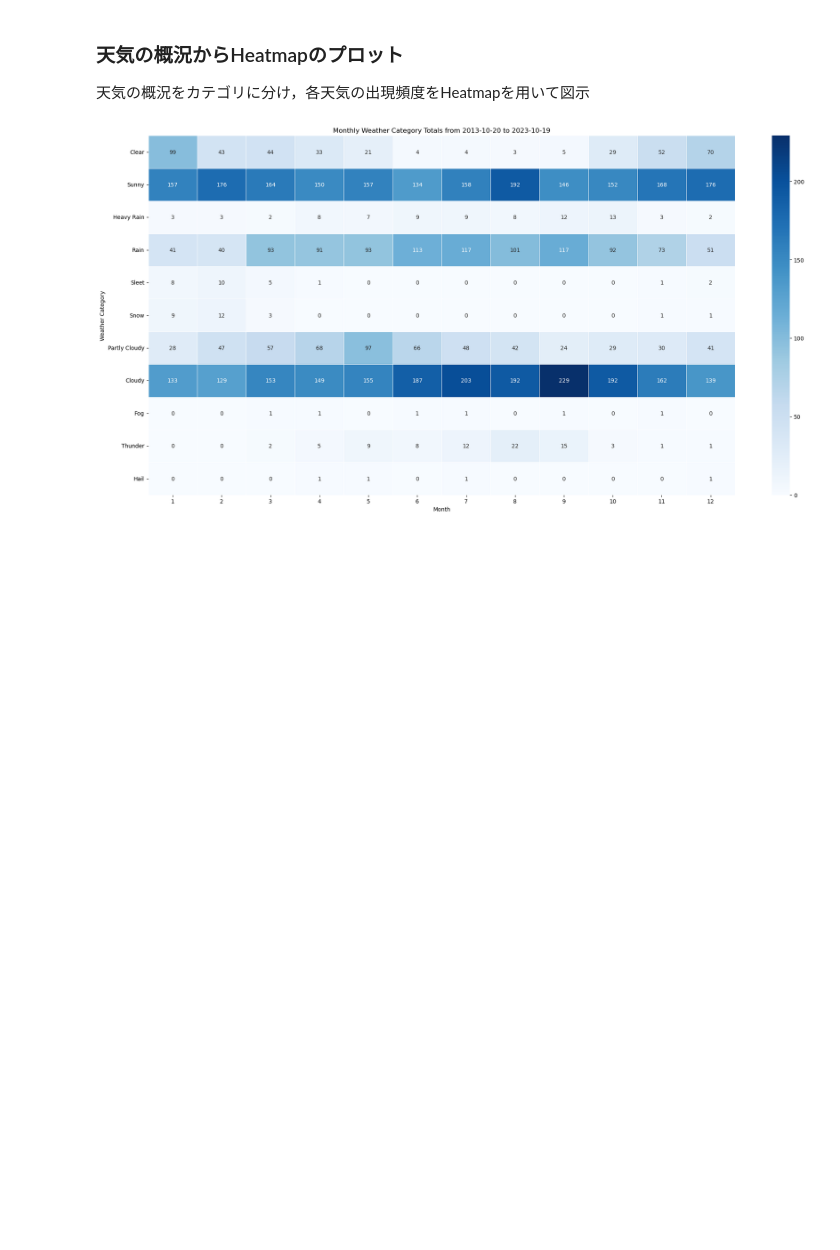
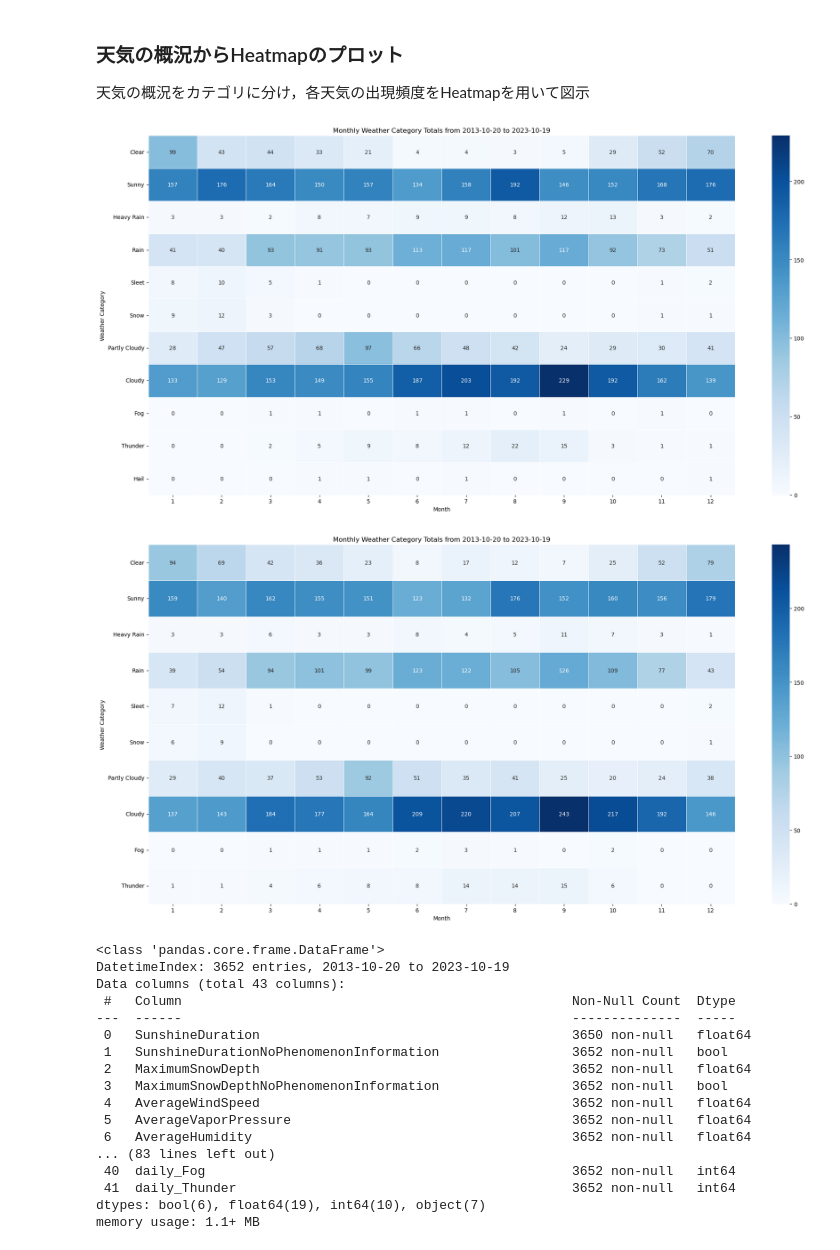
Before and after one commit to tus-os-2023/Data_Analysis, a Jupyter notebook: notebooks/analysis_exp_nashirin.ipynb, the cells around one changed output. Cells and saved outputs as stored; diff of their text form; code cells hidden in the pictures; blank space fills up the shorter version.

```diff
--- a/notebooks/analysis_exp_nashirin.ipynb
+++ b/notebooks/analysis_exp_nashirin.ipynb
@@ -160,6 +160,19 @@ def heatmap_weather_category(data, categories_name, aggregate_monthly=True):
 
     # 辞書に存在するカテゴリーだけを含むように、月次合計をフィルタリングする
     monthly_totals = monthly_totals[filtered_dict.keys()]
+    # weather_matrix から特徴量を生成する
+    weather_features = weather_matrix.resample('D').sum()
+    common_keys = weather_features.columns.intersection(weather_dict.keys())
+    # 必要なカテゴリーのみを含むように weather_features の列をフィルタリングする
+    weather_features = weather_features[common_keys]
+    # 新しい特徴量の列名を定義する
+    new_column_names = {num: f'daily_{weather_dict[num]}' for num in common_keys}
+    # 列名を新しい名前に更新する
+    weather_features.rename(columns=new_column_names, inplace=True)
+    # 元のデータフレームに新しい特徴量を結合する
+    data_with_features = data.join(weather_features, on='Date')
+
+
 
     # 数値のカテゴリを、辞書の対応する名前で置き換える
     monthly_totals.columns = [filtered_dict[category] for category in monthly_totals.columns]
@@ -170,10 +183,32 @@ def heatmap_weather_category(data, categories_name, aggregate_monthly=True):
     plt.yticks(rotation=0)
     plt.tight_layout()
     plt.show()
+
+    return data_with_features
 # %%
 data['weather_category_day'] = data['WeatherSummaryDay'].apply(classify_weather_wrapper)
 data['weather_category_night'] = data['WeatherSummaryNight'].apply(classify_weather_wrapper)
-heatmap_weather_category(data, 'weather_category_day', aggregate_monthly=True)
-#heatmap_weather_category(data, 'weather_category_night')
+data_with_features_day = heatmap_weather_category(data, 'weather_category_day', aggregate_monthly=True)
+data_with_features_night = heatmap_weather_category(data, 'weather_category_night', aggregate_monthly=True)
+data_with_features_day.info()
+data_with_features_night.info()
 # %% [output]
 [figure]
+[figure, added]
+<class 'pandas.core.frame.DataFrame'>
+DatetimeIndex: 3652 entries, 2013-10-20 to 2023-10-19
+Data columns (total 43 columns):
+ #   Column                                                  Non-Null Count  Dtype
+---  ------                                                  --------------  -----
+ 0   SunshineDuration                                        3650 non-null   float64
+ 1   SunshineDurationNoPhenomenonInformation                 3652 non-null   bool
+ 2   MaximumSnowDepth                                        3652 non-null   float64
+ 3   MaximumSnowDepthNoPhenomenonInformation                 3652 non-null   bool
+ 4   AverageWindSpeed                                        3652 non-null   float64
+ 5   AverageVaporPressure                                    3652 non-null   float64
+ 6   AverageHumidity                                         3652 non-null   float64
+... (83 lines left out)
+ 40  daily_Fog                                               3652 non-null   int64
+ 41  daily_Thunder                                           3652 non-null   int64
+dtypes: bool(6), float64(19), int64(10), object(7)
+memory usage: 1.1+ MB
```
